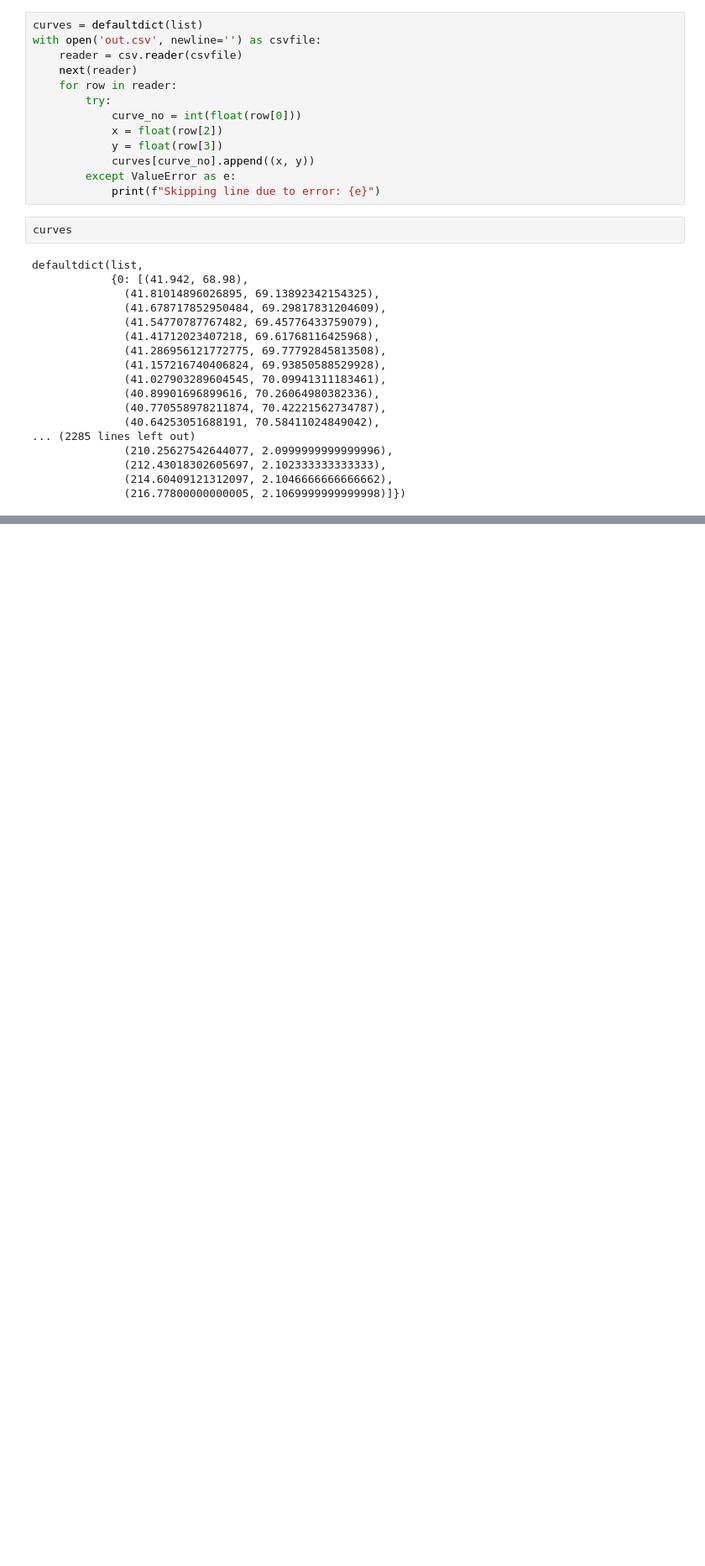
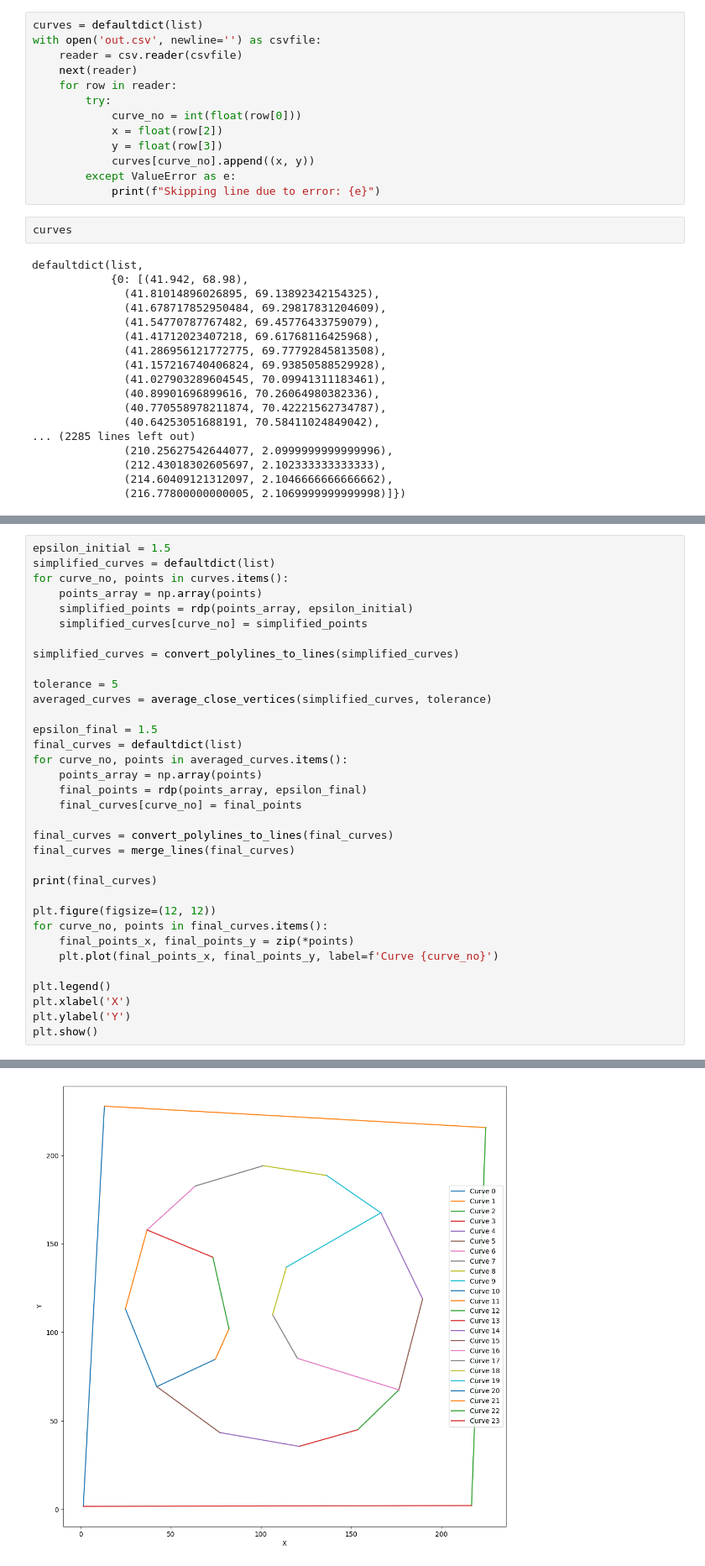
Before and after one commit to shubhamshinde6762/Adobe_Gensolve, a Jupyter notebook: Ramer-Douglas-Peucker.ipynb, the cells around one changed output, grey strips where cells are left out. Shown at 84% size. Cells and saved outputs as stored; diff of their text form; blank space fills up the shorter version.

```diff
--- a/Ramer-Douglas-Peucker.ipynb
+++ b/Ramer-Douglas-Peucker.ipynb
@@ -198,0 +240,35 @@ Updated Polylines:
+# %%
+epsilon_initial = 1.5
+simplified_curves = defaultdict(list)
+for curve_no, points in curves.items():
+    points_array = np.array(points)
+    simplified_points = rdp(points_array, epsilon_initial)
+    simplified_curves[curve_no] = simplified_points
+
+simplified_curves = convert_polylines_to_lines(simplified_curves)
+
+tolerance = 5
+averaged_curves = average_close_vertices(simplified_curves, tolerance)
+
+epsilon_final = 1.5
+final_curves = defaultdict(list)
+for curve_no, points in averaged_curves.items():
+    points_array = np.array(points)
+    final_points = rdp(points_array, epsilon_final)
+    final_curves[curve_no] = final_points
+
+final_curves = convert_polylines_to_lines(final_curves)
+final_curves = merge_lines(final_curves)
+
+print(final_curves)
+
+plt.figure(figsize=(12, 12))
+for curve_no, points in final_curves.items():
+    final_points_x, final_points_y = zip(*points)
+    plt.plot(final_points_x, final_points_y, label=f'Curve {curve_no}')
+
+plt.legend()
+plt.xlabel('X')
+plt.ylabel('Y')
+plt.show()
+# %% [output]
@@ -199 +276,2 @@ Updated Polylines:
+[figure, added]
 # %%
```
Also changed, not shown: parts of 9 cells of this notebook, 2 other files.
